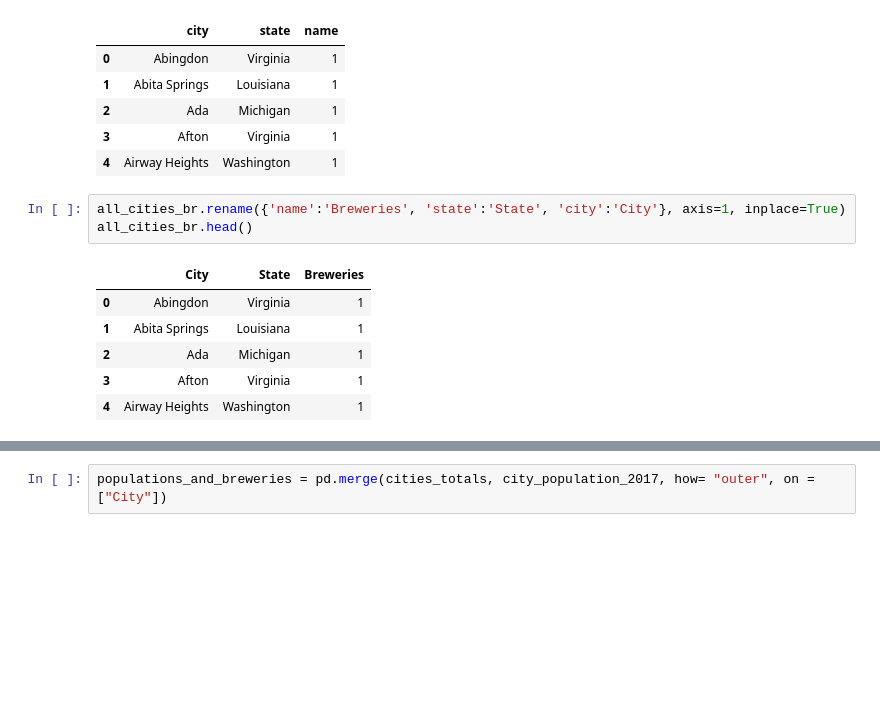
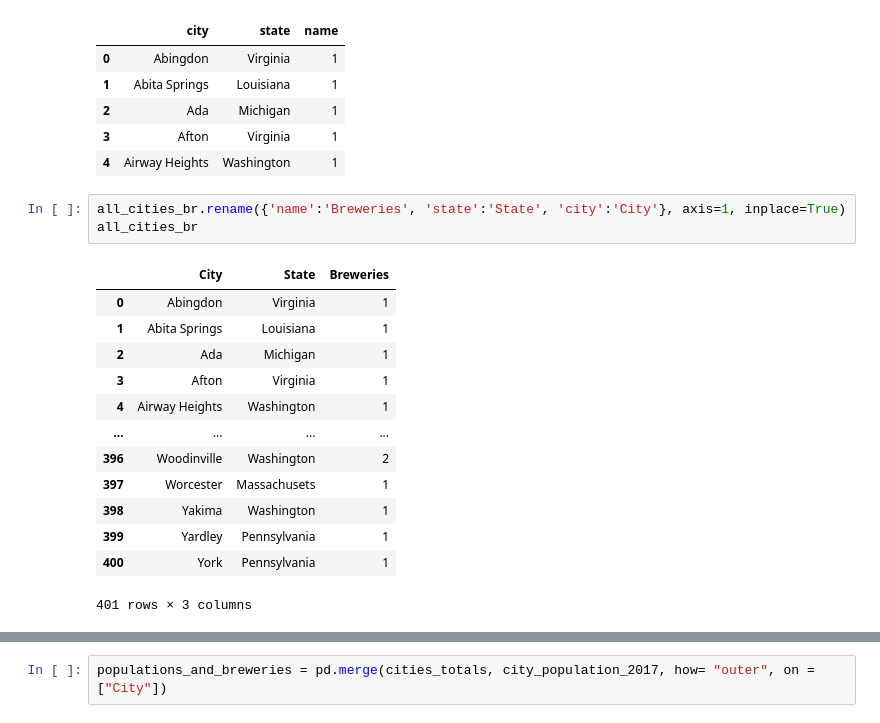
Before and after one commit to a-prospero/strange_brew, a Jupyter notebook: beer_analysis.ipynb, the cells around one changed output, grey strips where cells are left out. Drawn from its saved outputs; the diff is of its cells as text; blank space fills up the shorter version.

```diff
--- a/beer_analysis.ipynb
+++ b/beer_analysis.ipynb
@@ -291,11 +292,18 @@ all_cities_br.head()
 | 4 | Airway Heights | Washington | 1 |
 # %%
 all_cities_br.rename({'name':'Breweries', 'state':'State', 'city':'City'}, axis=1, inplace=True)
-all_cities_br.head()
+all_cities_br
 # %% [output]
 |  | City | State | Breweries |
 | 0 | Abingdon | Virginia | 1 |
 | 1 | Abita Springs | Louisiana | 1 |
 | 2 | Ada | Michigan | 1 |
 | 3 | Afton | Virginia | 1 |
 | 4 | Airway Heights | Washington | 1 |
+| ... | ... | ... | ... |
+| 396 | Woodinville | Washington | 2 |
+| 397 | Worcester | Massachusets | 1 |
+| 398 | Yakima | Washington | 1 |
+| 399 | Yardley | Pennsylvania | 1 |
+| 400 | York | Pennsylvania | 1 |
+401 rows × 3 columns
```
Also changed, not shown: parts of 55 cells of this notebook, 1 other file.
